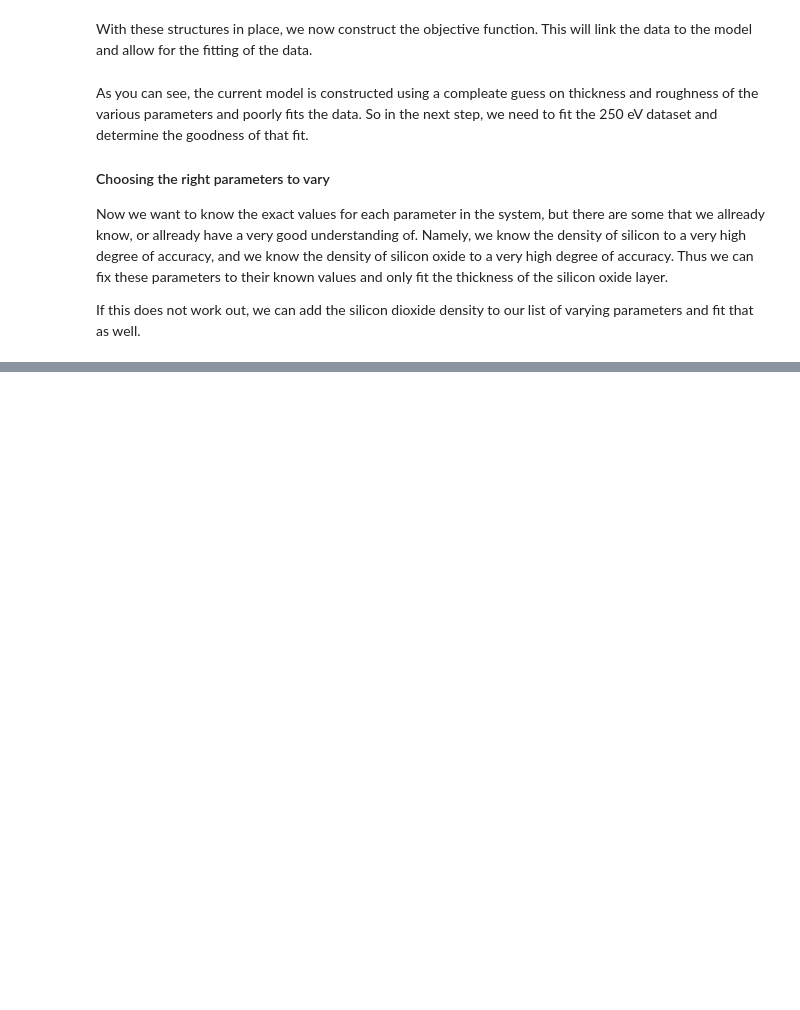
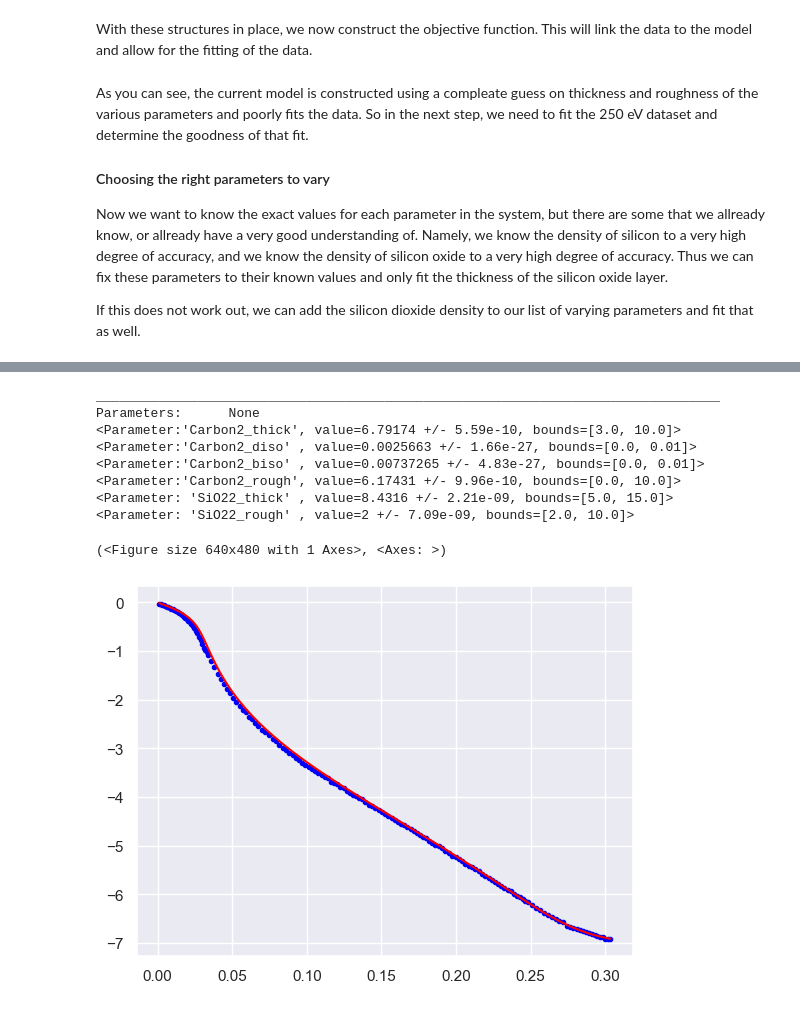
Before and after one commit to WSU-Carbon-Lab/pyref, a Jupyter notebook: src/BareSiFitting.ipynb, the cells around one changed output, grey strips where cells are left out. Drawn from its saved outputs; the diff is of its cells as text; code cells hidden in the pictures; blank space fills up the shorter version.

```diff
--- a/src/BareSiFitting.ipynb
+++ b/src/BareSiFitting.ipynb
@@ -181,0 +206,35 @@ fitter2 = CurveFitter(obj_2)
+# %%
+from scipy.optimize import NonlinearConstraint
+
+class DE_ThickRoughConstraint(object):
+    def __init__(self, pars, objective, scale = 1) -> None:
+        self.pars = pars
+        self.objective = objective
+        self.scale = scale
+
+    def __call__(self, x):
+        self.objective.setp(x)
+        return float(self.pars[0] - self.scale*self.pars[1])
+
+pars_carbon = [structure2[1].thick, structure2[1].rough]
+pars_sio2 = [structure2[2].thick, structure2[2].rough]
+
+
+constraint_carbon = NonlinearConstraint(DE_ThickRoughConstraint(pars_carbon, obj_2, 1.1), 0, np.inf)
+constraint_sio2 = NonlinearConstraint(DE_ThickRoughConstraint(pars_sio2, obj_2, scale = 1.5), 0, np.inf)
+
+np.random.seed(1)
+fitter2.fit(method="differential_evolution", constraints=(constraint_carbon, constraint_sio2))
+print(obj_2.varying_parameters())
+obj_2.plot()
+# %% [output]
+________________________________________________________________________________
+Parameters:      None
+<Parameter:'Carbon2_thick', value=6.79174 +/- 5.59e-10, bounds=[3.0, 10.0]>
+<Parameter:'Carbon2_diso' , value=0.0025663 +/- 1.66e-27, bounds=[0.0, 0.01]>
+<Parameter:'Carbon2_biso' , value=0.00737265 +/- 4.83e-27, bounds=[0.0, 0.01]>
+<Parameter:'Carbon2_rough', value=6.17431 +/- 9.96e-10, bounds=[0.0, 10.0]>
+<Parameter: 'SiO22_thick' , value=8.4316 +/- 2.21e-09, bounds=[5.0, 15.0]>
+<Parameter: 'SiO22_rough' , value=2 +/- 7.09e-09, bounds=[2.0, 10.0]>
+(<Figure size 640x480 with 1 Axes>, <Axes: >)
+[figure, added]
```
Also changed, not shown: parts of 26 cells of this notebook.
